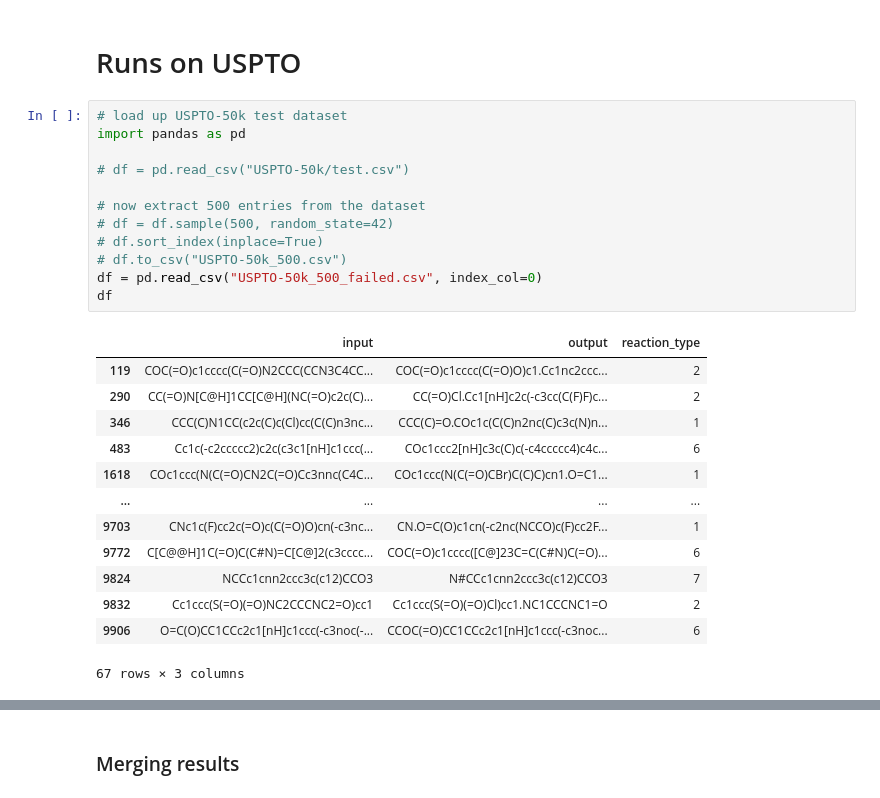
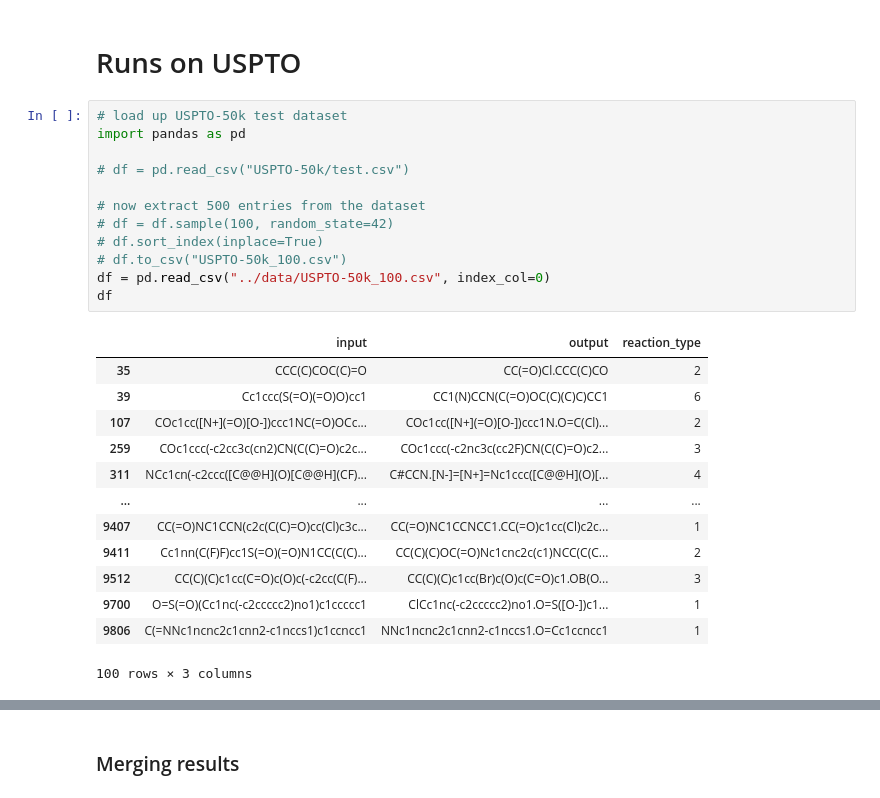
Before and after one commit to deepforestsci/DeepRetro, a Jupyter notebook: notebooks/prod_challenge.ipynb, the cells around one changed output, grey strips where cells are left out. Cells and saved outputs as stored; diff of their text form.

```diff
--- a/notebooks/prod_challenge.ipynb
+++ b/notebooks/prod_challenge.ipynb
@@ -367,26 +356,26 @@ O=S(Cl)Cl.N=C(N)NCCCCC(=O)O>>N=C(N)NCCCCC(=O)Cl
 # %%
 # load up USPTO-50k test dataset
 import pandas as pd
 
 # df = pd.read_csv("USPTO-50k/test.csv")
 
 # now extract 500 entries from the dataset
-# df = df.sample(500, random_state=42)
+# df = df.sample(100, random_state=42)
 # df.sort_index(inplace=True)
-# df.to_csv("USPTO-50k_500.csv")
-df = pd.read_csv("USPTO-50k_500_failed.csv", index_col=0)
+# df.to_csv("USPTO-50k_100.csv")
+df = pd.read_csv("../data/USPTO-50k_100.csv", index_col=0)
 df
 # %% [output]
 |  | input | output | reaction_type |
-| 119 | COC(=O)c1cccc(C(=O)N2CCC(CCN3C4CC... | COC(=O)c1cccc(C(=O)O)c1.Cc1nc2ccc... | 2 |
-| 290 | CC(=O)N[C@H]1CC[C@H](NC(=O)c2c(C)... | CC(=O)Cl.Cc1[nH]c2c(-c3cc(C(F)F)c... | 2 |
-| 346 | CCC(C)N1CC(c2c(C)c(Cl)cc(C(C)n3nc... | CCC(C)=O.COc1c(C(C)n2nc(C)c3c(N)n... | 1 |
-| 483 | Cc1c(-c2ccccc2)c2c(c3c1[nH]c1ccc(... | COc1ccc2[nH]c3c(C)c(-c4ccccc4)c4c... | 6 |
-| 1618 | COc1ccc(N(C(=O)CN2C(=O)Cc3nnc(C4C... | COc1ccc(N(C(=O)CBr)C(C)C)cn1.O=C1... | 1 |
+| 35 | CCC(C)COC(C)=O | CC(=O)Cl.CCC(C)CO | 2 |
+| 39 | Cc1ccc(S(=O)(=O)O)cc1 | CC1(N)CCN(C(=O)OC(C)(C)C)CC1 | 6 |
+| 107 | COc1cc([N+](=O)[O-])ccc1NC(=O)OCc... | COc1cc([N+](=O)[O-])ccc1N.O=C(Cl)... | 2 |
+| 259 | COc1ccc(-c2cc3c(cn2)CN(C(C)=O)c2c... | COc1ccc(-c2nc3c(cc2F)CN(C(C)=O)c2... | 3 |
+| 311 | NCc1cn(-c2ccc([C@@H](O)[C@@H](CF)... | C#CCN.[N-]=[N+]=Nc1ccc([C@@H](O)[... | 4 |
 | ... | ... | ... | ... |
-| 9703 | CNc1c(F)cc2c(=O)c(C(=O)O)cn(-c3nc... | CN.O=C(O)c1cn(-c2nc(NCCO)c(F)cc2F... | 1 |
-| 9772 | C[C@@H]1C(=O)C(C#N)=C[C@]2(c3cccc... | COC(=O)c1cccc([C@]23C=C(C#N)C(=O)... | 6 |
-| 9824 | NCCc1cnn2ccc3c(c12)CCO3 | N#CCc1cnn2ccc3c(c12)CCO3 | 7 |
-| 9832 | Cc1ccc(S(=O)(=O)NC2CCCNC2=O)cc1 | Cc1ccc(S(=O)(=O)Cl)cc1.NC1CCCNC1=O | 2 |
-| 9906 | O=C(O)CC1CCc2c1[nH]c1ccc(-c3noc(-... | CCOC(=O)CC1CCc2c1[nH]c1ccc(-c3noc... | 6 |
+| 9407 | CC(=O)NC1CCN(c2c(C(C)=O)cc(Cl)c3c... | CC(=O)NC1CCNCC1.CC(=O)c1cc(Cl)c2c... | 1 |
+| 9411 | Cc1nn(C(F)F)cc1S(=O)(=O)N1CC(C(C)... | CC(C)(C)OC(=O)Nc1cnc2c(c1)NCC(C(C... | 2 |
+| 9512 | CC(C)(C)c1cc(C=O)c(O)c(-c2cc(C(F)... | CC(C)(C)c1cc(Br)c(O)c(C=O)c1.OB(O... | 3 |
+| 9700 | O=S(=O)(Cc1nc(-c2ccccc2)no1)c1ccccc1 | ClCc1nc(-c2ccccc2)no1.O=S([O-])c1... | 1 |
+| 9806 | C(=NNc1ncnc2c1cnn2-c1nccs1)c1ccncc1 | NNc1ncnc2c1cnn2-c1nccs1.O=Cc1ccncc1 | 1 |
-67 rows × 3 columns
+100 rows × 3 columns
```
Also changed, not shown: parts of 37 cells of this notebook, 37 other files.
